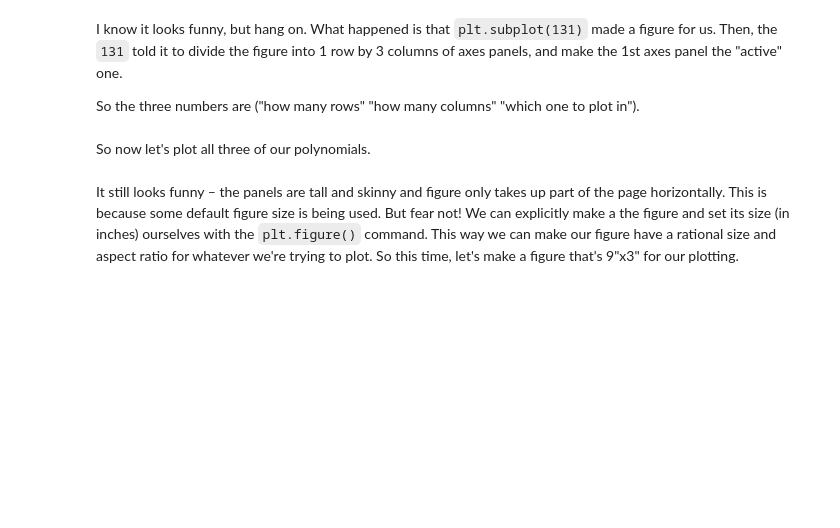
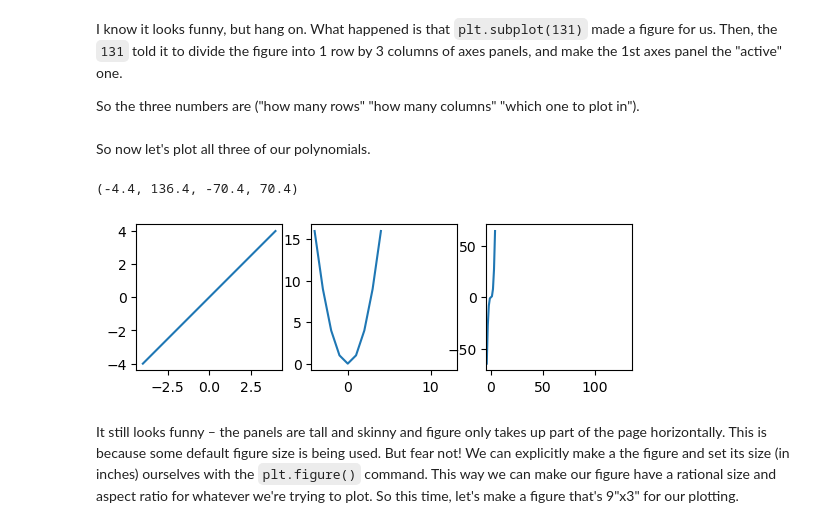
Before and after one commit to psychdatascience/FDS-CourseOne, a Jupyter notebook: tutorial015.ipynb, the cells around one changed output. Saved outputs shown, nothing was run; the diff lists cells and outputs as text; code cells hidden in the pictures; blank space fills up the shorter version.

```diff
--- a/tutorial015.ipynb
+++ b/tutorial015.ipynb
@@ -260,14 +308,20 @@ So now let's plot all three of our polynomials.
 # %%
 plt.style.use('default')
 
 plt.subplot(131)    # make the first (left hand) axes panel the active one
 plt.plot(my_x, y_lin, label = 'linear');
+plt.axis('square')
 
 plt.subplot(132)    # make the second panel active
 plt.plot(my_x, y_quad, label = 'quadratic');
+plt.axis('square')
 
 plt.subplot(133)   # make the third panel active
 plt.plot(my_x, y_cube, label = 'cubic');
+plt.axis('square')
+# %% [output]
+(-4.4, 136.4, -70.4, 70.4)
+[figure, added]
 # %% [markdown]
 It still looks funny – the panels are tall and skinny and figure only takes up part of the page horizontally. This is because some default figure size is being used. But fear not! We can explicitly make a the figure and set its size (in inches) ourselves with the `plt.figure()` command. This way we can make our figure have a rational size and aspect ratio for whatever we're trying to plot. So this time, let's make a figure that's 9"x3" for our plotting.
 # %%
```
Also changed, not shown: parts of 27 cells of this notebook.
